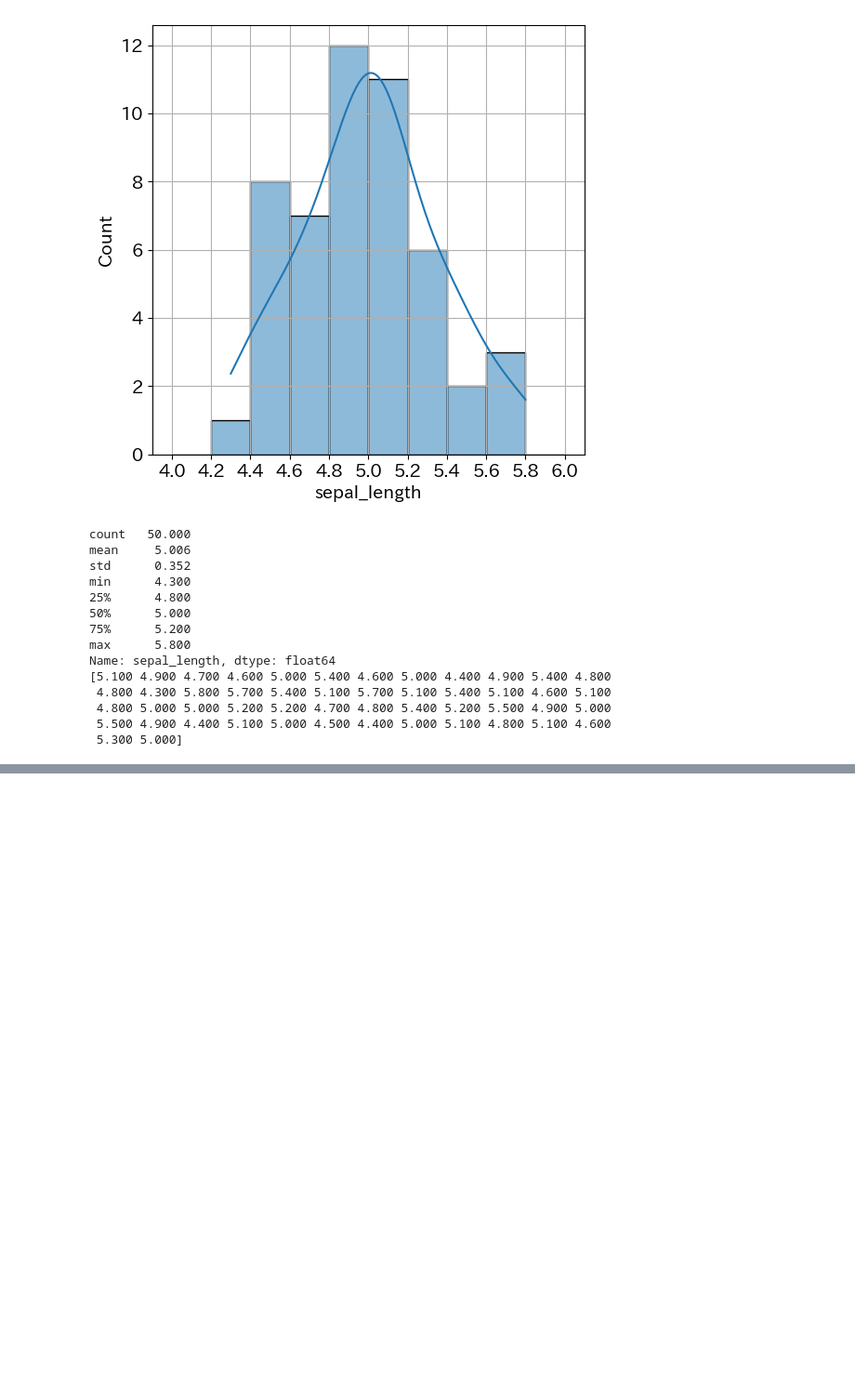
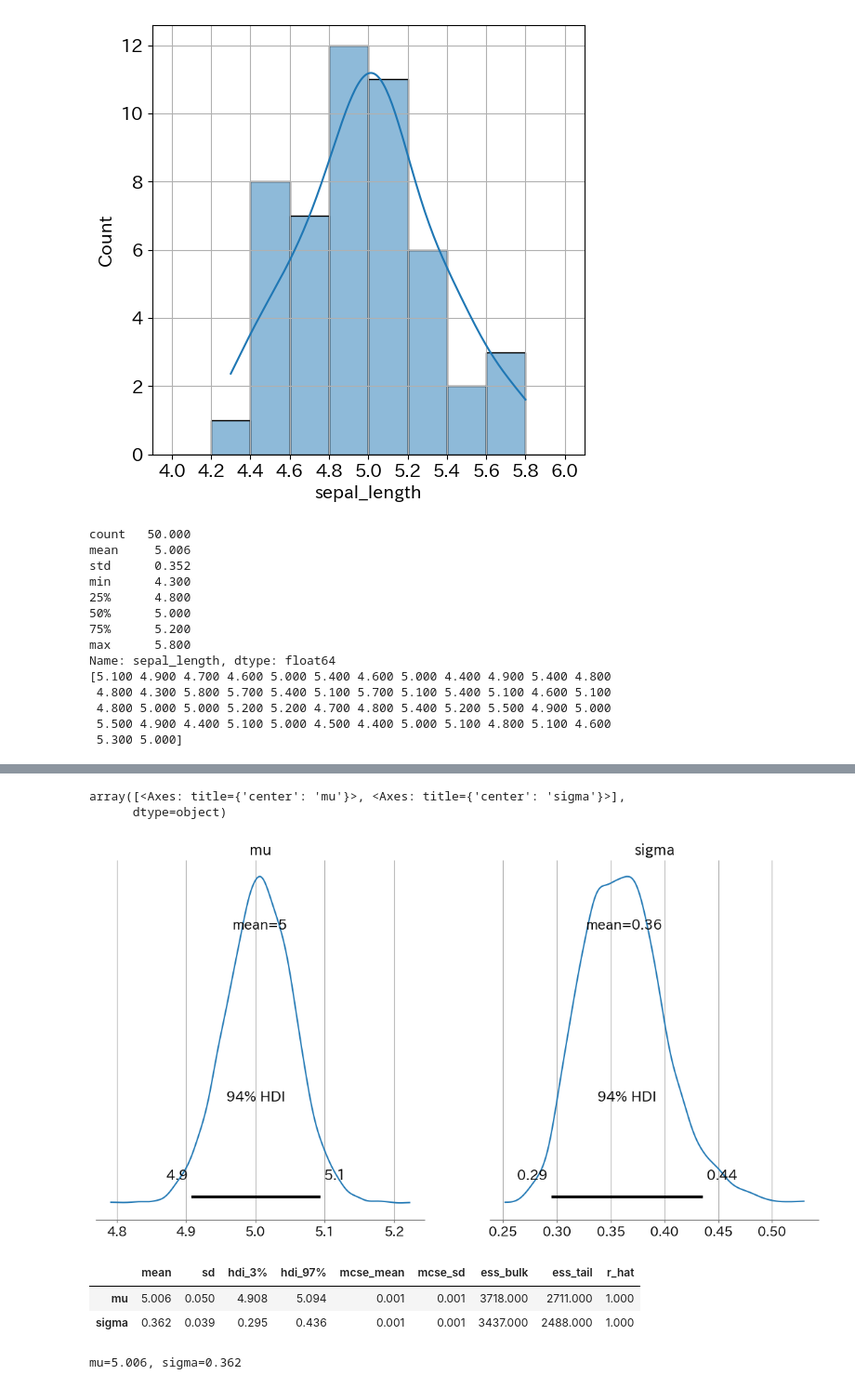
Before and after one commit to maton369/Bayesian_Inference_Practice, a Jupyter notebook: 5_1_データ分布のベイズ推論.ipynb, the cells around one changed output, grey strips where cells are left out. Shown at 93% size. Drawn from its saved outputs; the diff is of its cells as text; code cells hidden in the pictures; blank space fills up the shorter version.

```diff
--- a/5_1_データ分布のベイズ推論.ipynb
+++ b/5_1_データ分布のベイズ推論.ipynb
@@ -324,0 +394,21 @@ Name: sepal_length, dtype: float64
+# %%
+az.plot_posterior(idata1)
+# %% [output]
+array([<Axes: title={'center': 'mu'}>, <Axes: title={'center': 'sigma'}>],
+      dtype=object)
+[figure, added]
+# %%
+summary1 = az.summary(idata1)
+display(summary1)
+# %% [output]
+|  | mean | sd | hdi_3% | hdi_97% | mcse_mean | mcse_sd | ess_bulk | ess_tail | r_hat |
+| mu | 5.006 | 0.050 | 4.908 | 5.094 | 0.001 | 0.001 | 3718.000 | 2711.000 | 1.000 |
+| sigma | 0.362 | 0.039 | 0.295 | 0.436 | 0.001 | 0.001 | 3437.000 | 2488.000 | 1.000 |
+# %%
+mu_mean1 = summary1.loc["mu", "mean"]
+sigma_mean1 = summary1.loc["sigma", "mean"]
+
+# 結果確認
+print(f"mu={mu_mean1}, sigma={sigma_mean1}")
+# %% [output]
+mu=5.006, sigma=0.362
```
Also changed, not shown: parts of 5 cells of this notebook.
